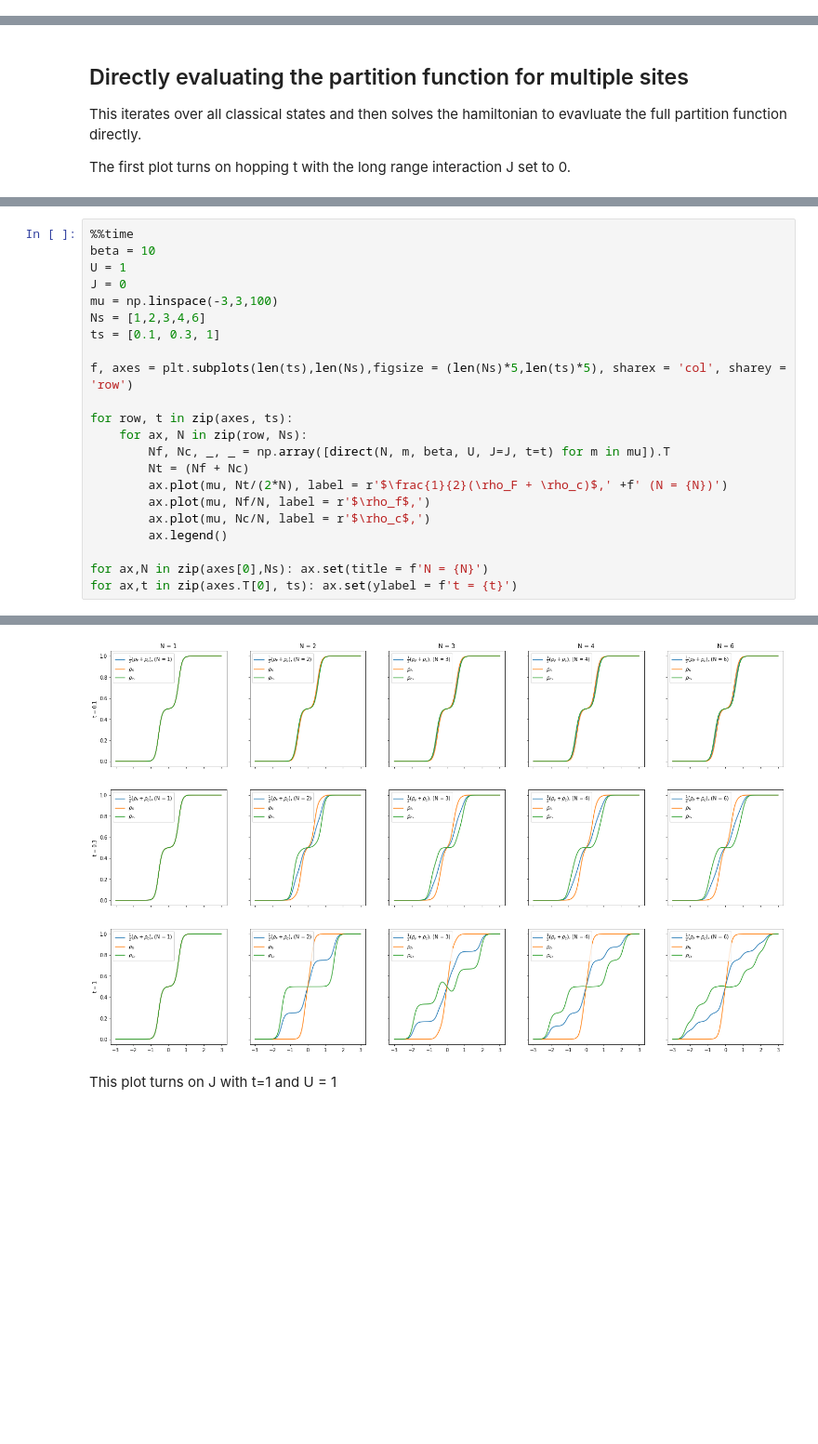
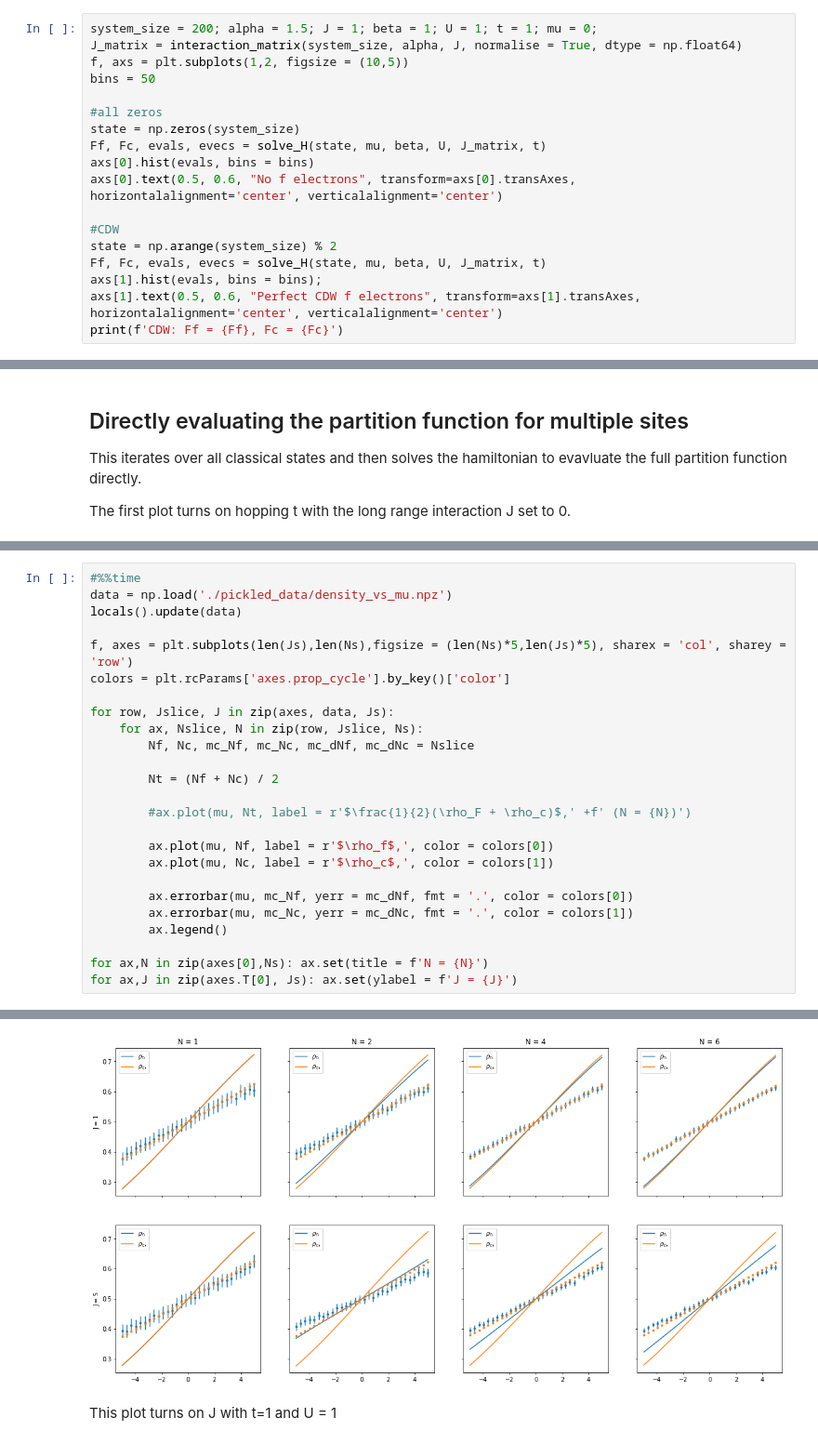
Before and after one commit to TomHodson/FKMC, a Jupyter notebook: notebooks/SecondWind.ipynb, the cells around one changed output, grey strips where cells are left out. Shown: that part at 93% size. Drawn from its saved outputs; the diff is of its cells as text; blank space fills up the shorter version.

```diff
--- a/notebooks/SecondWind.ipynb
+++ b/notebooks/SecondWind.ipynb
@@ -156,3 +409,21 @@ def index_histogram(bin_edges, data):
+# %%
+system_size = 200; alpha = 1.5; J = 1; beta = 1; U = 1; t = 1; mu = 0;
+J_matrix = interaction_matrix(system_size, alpha, J, normalise = True, dtype = np.float64)
+f, axs = plt.subplots(1,2, figsize = (10,5))
+bins = 50
+
+#all zeros
+state = np.zeros(system_size)
+Ff, Fc, evals, evecs = solve_H(state, mu, beta, U, J_matrix, t)
+axs[0].hist(evals, bins = bins)
+axs[0].text(0.5, 0.6, "No f electrons", transform=axs[0].transAxes, horizontalalignment='center', verticalalignment='center')
+
+#CDW
+state = np.arange(system_size) % 2
+Ff, Fc, evals, evecs = solve_H(state, mu, beta, U, J_matrix, t)
+axs[1].hist(evals, bins = bins);
+axs[1].text(0.5, 0.6, "Perfect CDW f electrons", transform=axs[1].transAxes, horizontalalignment='center', verticalalignment='center')
+print(f'CDW: Ff = {Ff}, Fc = {Fc}')
 # %% [markdown]
 ### Single site by hand:
 This uses the analytic expression calculated by hand for a single site/non-interacting limit.
@@ -301,23 +691,26 @@ def direct_spectrum(system_size, mu, beta, U, J, t = 1, pool = None):
 # %%
-%%time
-beta = 10
-U = 1
-J = 0
-mu = np.linspace(-3,3,100)
-Ns = [1,2,3,4,6]
-ts = [0.1, 0.3, 1]
+#%%time
+data = np.load('./pickled_data/density_vs_mu.npz')
+locals().update(data)
 
-f, axes = plt.subplots(len(ts),len(Ns),figsize = (len(Ns)*5,len(ts)*5), sharex = 'col', sharey = 'row')
+f, axes = plt.subplots(len(Js),len(Ns),figsize = (len(Ns)*5,len(Js)*5), sharex = 'col', sharey = 'row')
+colors = plt.rcParams['axes.prop_cycle'].by_key()['color']
 
-for row, t in zip(axes, ts):
-    for ax, N in zip(row, Ns):
-        Nf, Nc, _, _ = np.array([direct(N, m, beta, U, J=J, t=t) for m in mu]).T
-        Nt = (Nf + Nc)
-        ax.plot(mu, Nt/(2*N), label = r'$\frac{1}{2}(\rho_F + \rho_c)$,' +f' (N = {N})')
-        ax.plot(mu, Nf/N, label = r'$\rho_f$,')
-        ax.plot(mu, Nc/N, label = r'$\rho_c$,')
+for row, Jslice, J in zip(axes, data, Js):
+    for ax, Nslice, N in zip(row, Jslice, Ns):
+        Nf, Nc, mc_Nf, mc_Nc, mc_dNf, mc_dNc = Nslice
+
+        Nt = (Nf + Nc) / 2
+
+        #ax.plot(mu, Nt, label = r'$\frac{1}{2}(\rho_F + \rho_c)$,' +f' (N = {N})')
+
+        ax.plot(mu, Nf, label = r'$\rho_f$,', color = colors[0])
+        ax.plot(mu, Nc, label = r'$\rho_c$,', color = colors[1])
+
+        ax.errorbar(mu, mc_Nf, yerr = mc_dNf, fmt = '.', color = colors[0])
+        ax.errorbar(mu, mc_Nc, yerr = mc_dNc, fmt = '.', color = colors[1])
         ax.legend()
 
 for ax,N in zip(axes[0],Ns): ax.set(title = f'N = {N}')
-for ax,t in zip(axes.T[0], ts): ax.set(ylabel = f't = {t}')
+for ax,J in zip(axes.T[0], Js): ax.set(ylabel = f'J = {J}')
 # %% [output]
@@ -326,4 +717,4 @@ Wall time: 3.81 s
-[figure, old version]
+[figure, new version]
 # %% [markdown]
 This plot turns on J with t=1 and U = 1
 # %%
```
Also changed, not shown: parts of 28 cells of this notebook, 3 other files.
